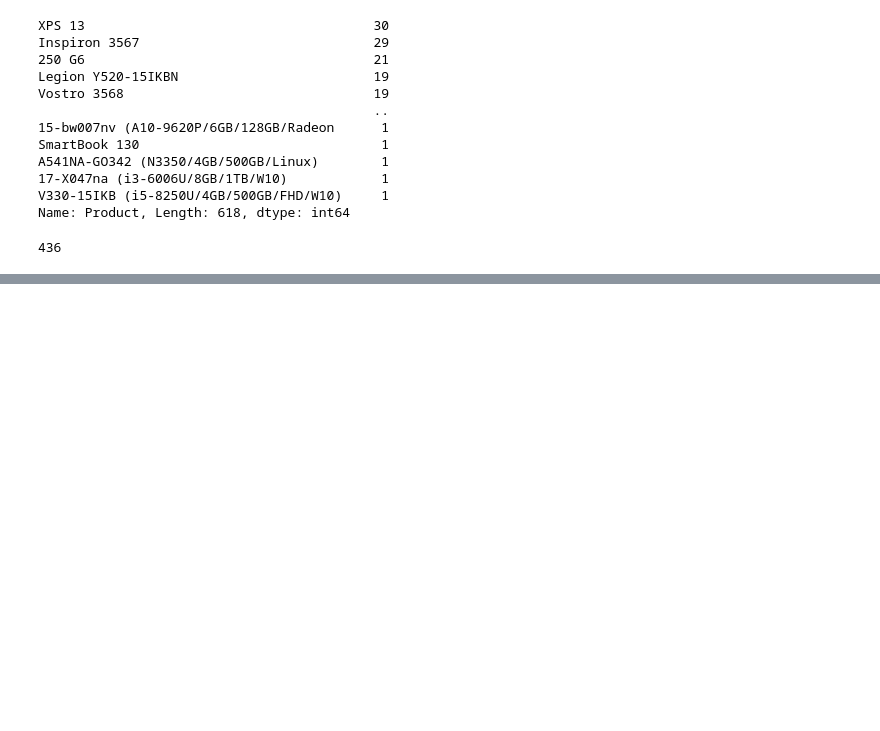
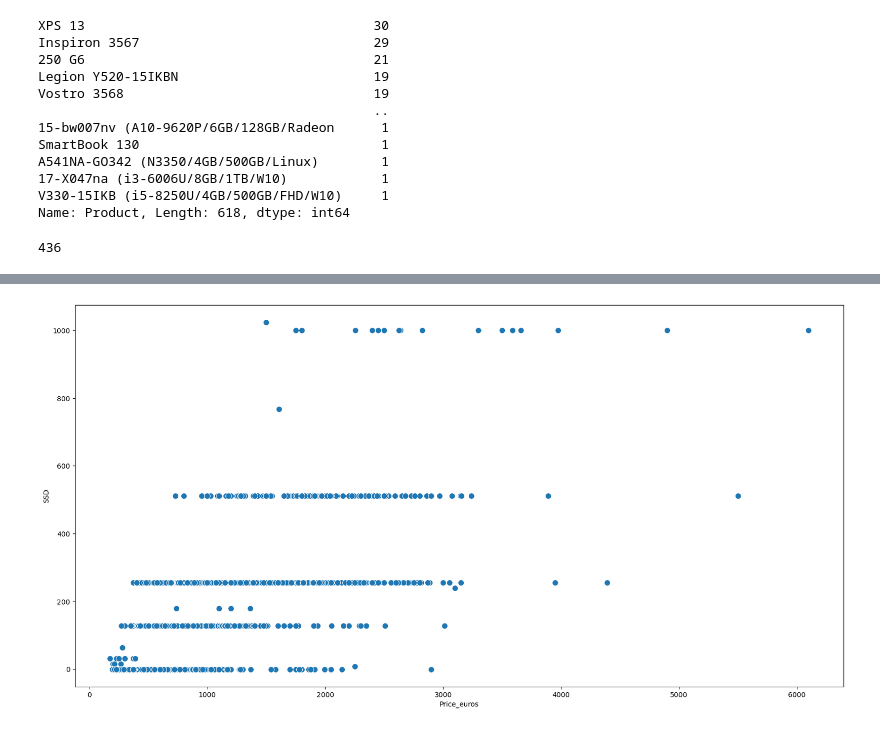
Before and after one commit to digiart-aamir/laptop-price-prediction, a Jupyter notebook: laptop_price_prediction.ipynb, the cells around one changed output, grey strips where cells are left out. Cells and saved outputs as stored; diff of their text form; code cells hidden in the pictures; blank space fills up the shorter version.

```diff
--- a/laptop_price_prediction.ipynb
+++ b/laptop_price_prediction.ipynb
@@ -428,0 +489,10 @@ dtype: object
+# %%
+fig_dims = (20, 10)
+fig, ax = plt.subplots(figsize=fig_dims)
+sns.scatterplot(data=df, x="Price_euros", y="SSD", ax=ax, s=75)
+
+# Save the plot
+
+plt.savefig('images/ssd vs price.png', dpi=300, bbox_inches='tight')
+# %% [output]
+[figure, added]
```
Also changed, not shown: parts of 66 cells of this notebook, 5 other files.
